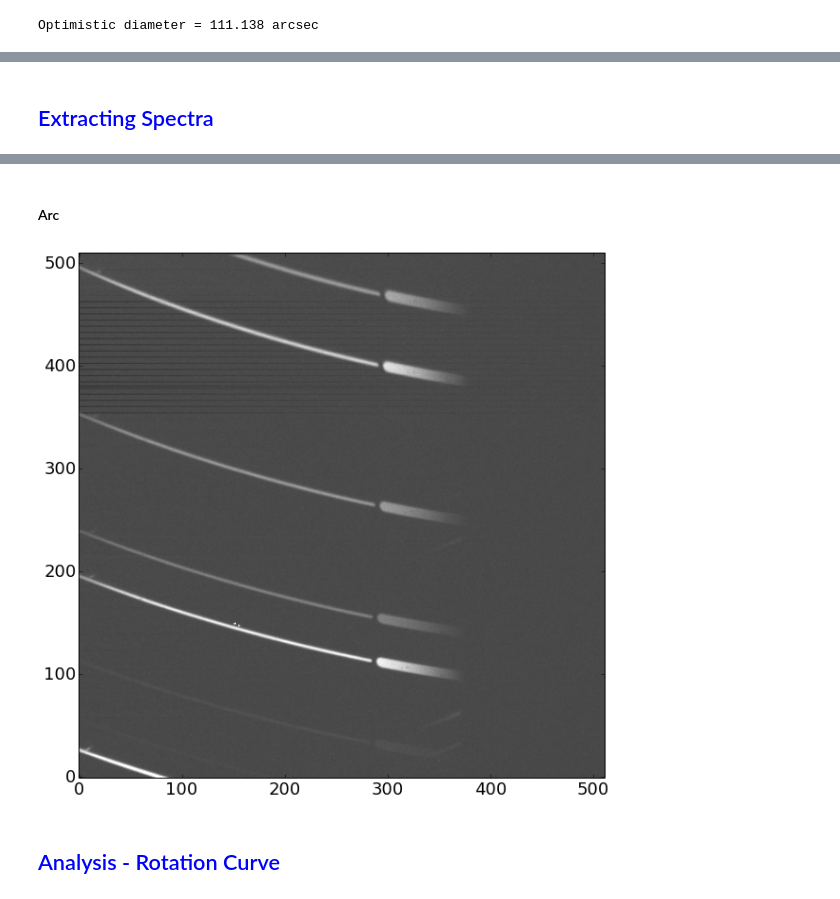
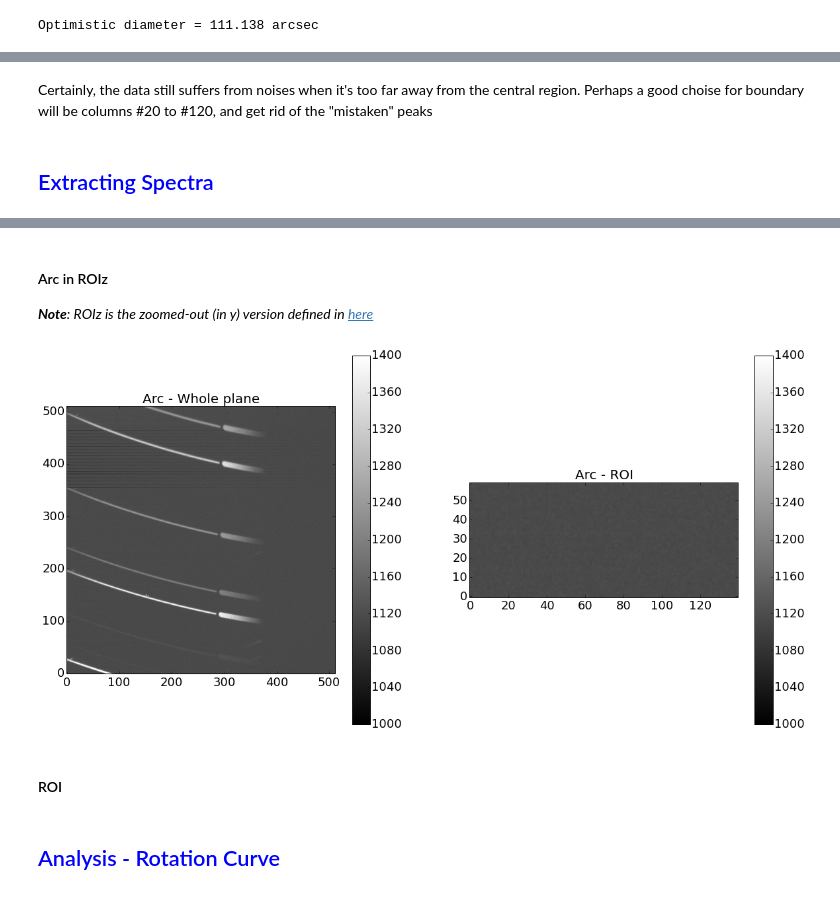
Before and after one commit to Mipanox/PHYS301, a Jupyter notebook: Project/SpecAna.ipynb, the cells around one changed output, grey strips where cells are left out. Saved outputs shown, nothing was run; the diff lists cells and outputs as text; code cells hidden in the pictures.

Commit message:
checkpoint - arc roiz

```diff
--- a/Project/SpecAna.ipynb
+++ b/Project/SpecAna.ipynb
@@ -47,9 +47,11 @@ M82_data = pyfits.open(datdir+'m82_60min.fit')[0].data
 M82_hdr  = pyfits.open(datdir+'m82_60min.fit')[0].header
 # %%
 roi_x = np.array((150,290))
-roi_y = np.array((170,300))
+roi_y = np.array((200,260))
 np.save(workdir+'others/roi_x.npy',roi_x)
 np.save(workdir+'others/roi_y.npy',roi_y)
+
+M82_data[M82_data>1700] = np.nan
 
 plt.figure(figsize=(20,10))
 plt.subplot(121); plt.title('Whole plane')
@@ -69,3 +125,5 @@ Optimistic diameter = 111.138 arcsec
+# %% [markdown]
+Certainly, the data still suffers from noises when it's too far away from the central region. Perhaps a good choise for boundary will be columns #20 to #120, and get rid of the "mistaken" peaks
 # %% [markdown]
 ## <font color="blue"> Extracting Spectra</font>
 # %% [markdown]
@@ -73,15 +131,27 @@ Optimistic diameter = 111.138 arcsec
 _Use the arclamp standard spectrum_<br>
 _(Ref: http://www.astrosurf.com/buil/us/spe2/calib2/neon1.gif)_
 <img src='http://www.astrosurf.com/buil/us/spe2/calib2/neon1.gif' width=80%> </img>
-# %% [markdown]
-#### Arc
+# %% [markdown]
+#### Arc in ROIz
+_**Note**: ROIz is the zoomed-out (in y) version defined in [here](https://nbviewer.jupyter.org/github/Mipanox/PHYS301/blob/master/Project/SpecAss.ipynb#Uniform-along-the-slit-in-the-ROI-(~linear))_
 # %%
 arc_data = pyfits.open(datdir+'Arc.fit')[0].data
 arc_hdr  = pyfits.open(datdir+'Arc.fit')[0].header
+# %%
+arc_roi = np.copy(arc_data[roi_y[0]:roi_y[1],roi_x[0]:roi_x[1]])
+
+arc_spec = []
+for i in range(arc_roi.shape[1]):
+    arc_spec.append(arc_roi[:,i])
 # %%
-plt.figure(figsize=(10,10))
-plt.imshow(arc_data,origin='lower',cmap='gray'); plt.clim(1000,1400)
+plt.figure(figsize=(20,10))
+plt.subplot(121); plt.title('Arc - Whole plane')
+plt.imshow(arc_data,origin='lower',cmap='gray'); plt.colorbar(); plt.clim(1000,1400)
+plt.subplot(122); plt.title('Arc - ROI')
+plt.imshow(arc_roi,origin='lower',cmap='gray'); plt.colorbar(); plt.clim(1000,1400)
 # %% [output]
-[figure, old version]
+[figure, new version]
+# %% [markdown]
+#### ROI
 # %% [markdown]
 ## <font color="blue"> Analysis - Rotation Curve</font>
```
Also changed, not shown: parts of 20 cells of this notebook, 1 other file.
